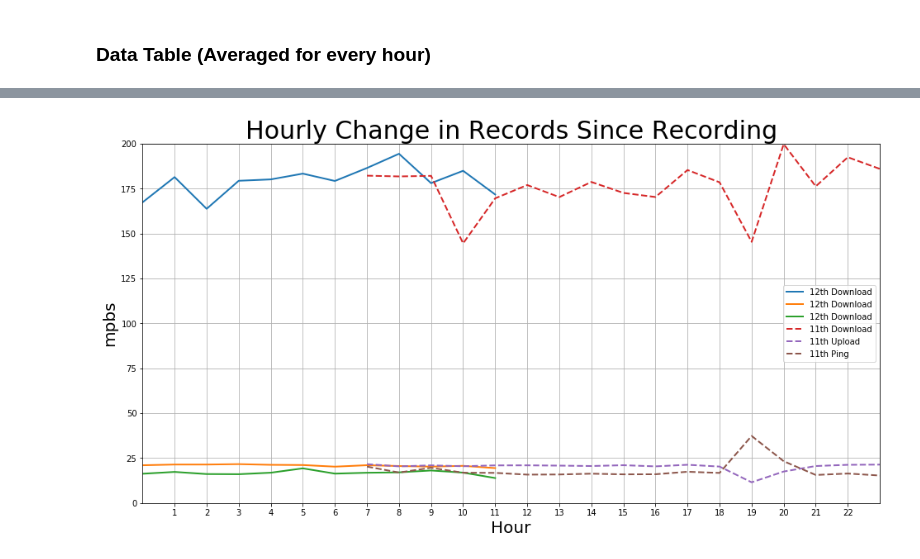
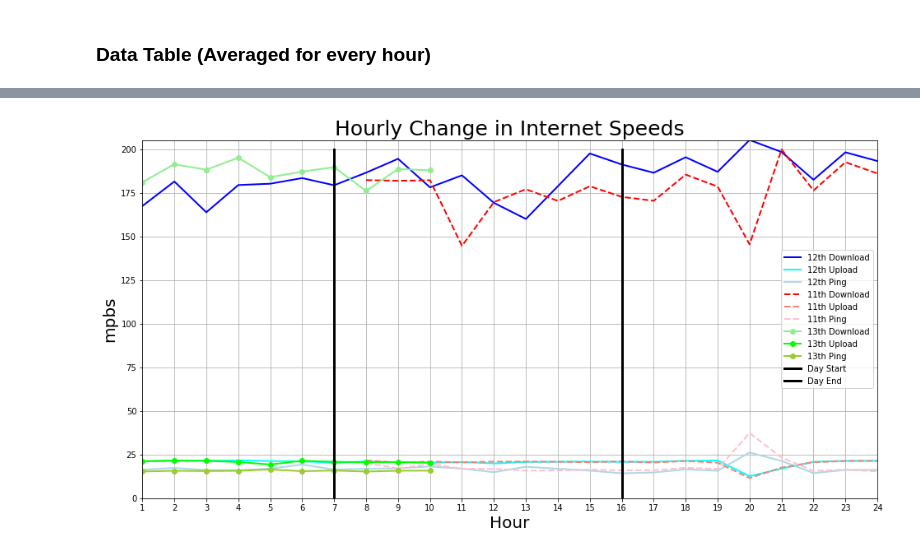
Before and after one commit to FunFighter/Network-Records, a Jupyter notebook: DataCleaning.ipynb, the cells around one changed output, grey strips where cells are left out. Saved outputs shown, nothing was run; the diff lists cells and outputs as text; code cells hidden in the pictures.

Commit message:
Major updates to graphs

```diff
--- a/DataCleaning.ipynb
+++ b/DataCleaning.ipynb
@@ -115,7 +113,9 @@ plt.show()
 # %%
 date_line_df = sorted_df.reset_index()
+date_line_df['Hour'] = date_line_df['Hour']+1
 june11th = date_line_df[date_line_df['Day']==11]
 june12th = date_line_df[date_line_df['Day']==12]
+june13th = date_line_df[date_line_df['Day']==13]
 # %%
 fig, ax = plt.subplots(figsize=(16, 8))
 
@@ -129,6 +129,13 @@ upload_j12 = june12th['upload']
 ping_j12 = june12th['ping']
 date_j12 = june12th['Hour']
 
+download_j13 = june13th['download']
+upload_j13 = june13th['upload']
+ping_j13 = june13th['ping']
+date_j13 = june13th['Hour']
+
+# 'o-'
+
 # lol = [1,2,3,4,5,6,7,8,9,10,11,12,13,14,15,16,17,18,19,20,21,22,23,24]
 
 # xmax = date_s.iloc[-1]
@@ -137,49 +144,92 @@ date_j12 = june12th['Hour']
 down12 = ax.plot(date_j12,
                 download_j12,
                 linewidth=2,
+                color='blue',
                 label='12th Download')
 
 upload12 = ax.plot(date_j12,
                     upload_j12,
+                    color='aqua',
                     linewidth=2,
-                    label='12th Download')
+                    label='12th Upload')
 
 ping12 = ax.plot(date_j12,
                 ping_j12,
+                color='lightblue',
                 linewidth=2,
-                label='12th Download')
-#                 '--',
+                label='12th Ping')
+
+
 
 down11 = ax.plot(date_j11,
-               download_j11,
-                  '--',
-                linewidth=2,
-                label='11th Download')
+                    download_j11,
+                    '--',
+                     color='red',
+                    linewidth=2,
+                    label='11th Download')
 
 upload11 = ax.plot(date_j11,
-               upload_j11,
+                    upload_j11,
                     '--',
-                  linewidth=2,
-                label='11th Upload')
+                   color='salmon',
+                    linewidth=2,
+                    label='11th Upload')
 
 ping11 = ax.plot(date_j11,
-               ping_j11,
-                  '--',
+                ping_j11,
+                '--',
+                 color='pink',
                 linewidth=2,
                 label='11th Ping')
 
+
+
+down13 = ax.plot(date_j13,
+                    download_j13,
+                    'o-',
+                     color='lightgreen',
+                    linewidth=2,
+                    label='13th Download')
+
+upload13 = ax.plot(date_j13,
+                    upload_j13,
+                    'o-',
+                   color='lime',
+                    linewidth=2,
+                    label='13th Upload')
+
+ping13 = ax.plot(date_j13,
+                ping_j13,
+                'o-',
+                 color='yellowgreen',
+                linewidth=2,
+                label='13th Ping')
+
+
+
+sales_start = ax.plot([7,7],[1,200],
+                        color='black',
+                        linewidth=3,
+                        label='Day Start')
+
+sales_end = ax.plot([16,16],[1,200],
+                    color='black',
+                    linewidth=3,
+                    label='Day End')
+
 plt.legend()
-plt.xlim(0,23)
-plt.ylim(0,200)
-plt.title('Hourly Change in Records Since Recording',fontsize=30)
+plt.xlim(1,24)
+plt.ylim(0,205)
+plt.title('Hourly Change in Internet Speeds',fontsize=25)
 plt.ylabel('mpbs',fontsize=20)
 plt.xlabel('Hour',fontsize=20)
 plt.grid(True)
 
 # for label in ax.xaxis.get_ticklabels()[::2]:
 #     label.set_visible(False)
-plt.xticks(list(range(1,23)))
+plt.xticks(list(range(1,25)))
 
+plt.savefig('Hourly Change in Internet Speeds.png',dpi=600 ,quality=95)
 plt.show()
 # %% [output]
-[figure, old version]
+[figure, new version]
```
Also changed, not shown: parts of 8 cells of this notebook, 3 other files.
